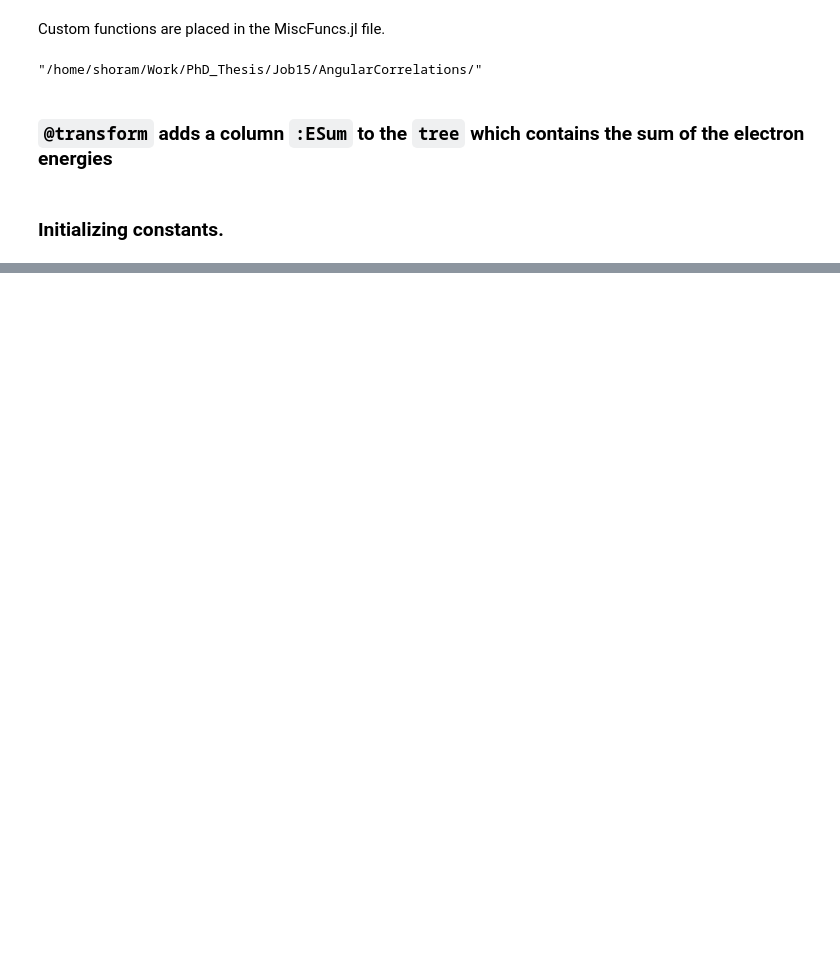
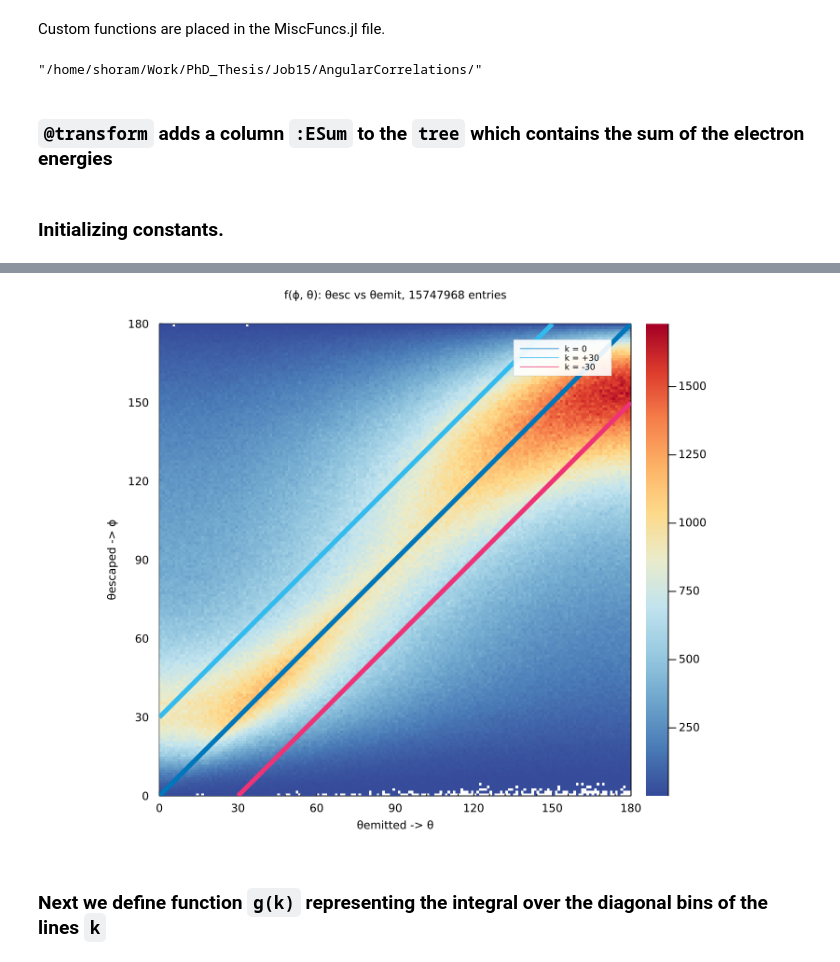
Before and after one commit to Shoram444/SNAngularCorrelationDEPRECATED, a Jupyter notebook: AngularCorrelations/AngularCorrelation.ipynb, the cells around one changed output, grey strips where cells are left out. Drawn from its saved outputs; the diff is of its cells as text; code cells hidden in the pictures; blank space fills up the shorter version.

```diff
--- a/AngularCorrelations/AngularCorrelation.ipynb
+++ b/AngularCorrelations/AngularCorrelation.ipynb
@@ -48,5 +48,5 @@ minEnergy = 500
 maxEnergy = 3500
 dEnergy   = 500
 
-xPts = minAngle:dEmitted:(maxAngle - dEmitted) # x-points for plotting
+xPts = minAngle:dEmitted:maxAngle
 # %% [output]
@@ -118,0 +84,8 @@ end
+# %%
+plot!(xPts, y.(xPts), label = "k = 0", lw = 5)
+plot!(xPts, y.(xPts) .+ 30, label = "k = +30", lw = 5)
+plot!(xPts, y.(xPts) .- 30, label = "k = -30", lw = 5)
+# %% [output]
+[figure, added]
+# %% [markdown]
+### Next we define function ``g(k)`` representing the integral over the diagonal bins of the lines ``k``
```
Also changed, not shown: parts of 15 cells of this notebook.
